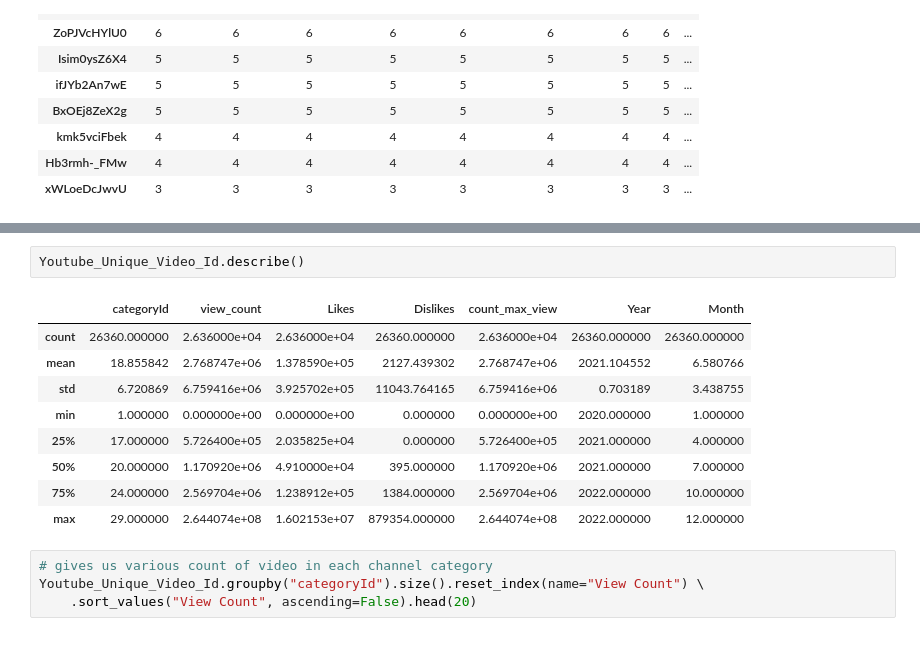
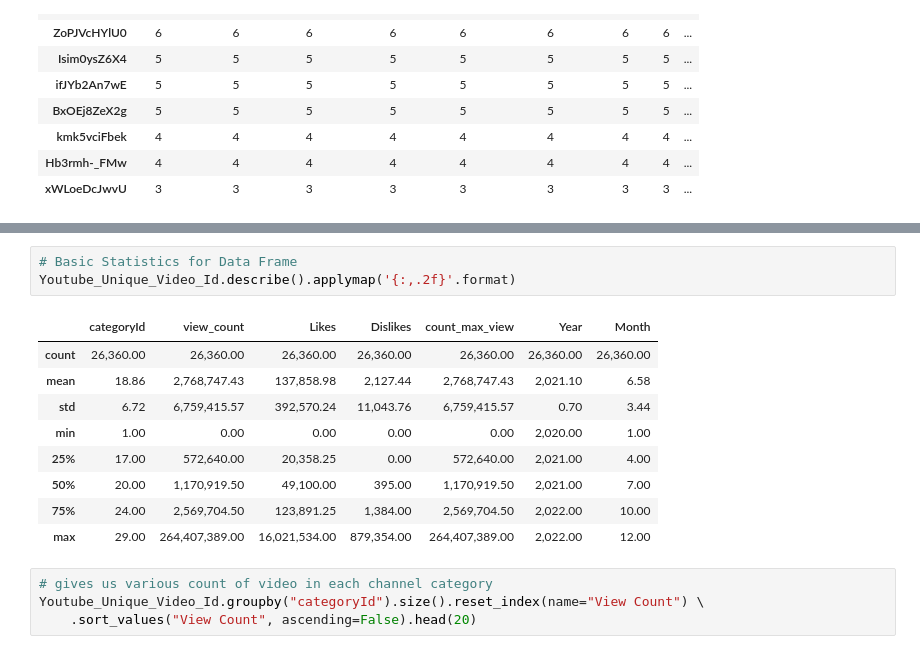
Before and after one commit to robertfben/Covid-Vs.-YouTube-Let-s-get-this-Bread, a Jupyter notebook: Bobby_Update.ipynb, the cells around one changed output, grey strips where cells are left out. Cells and saved outputs as stored; diff of their text form.

```diff
--- a/Bobby_Update.ipynb
+++ b/Bobby_Update.ipynb
@@ -217,17 +220,18 @@ Youtube_Unique_Video_Id.head()
 | 175 | dO6YihaqtaQ | Trump takes executive action to a... | 2020-08-09 01:35:42+00:00 | UCBi2mrWuNuyYy4gbM6fU18Q | ABC News | 25 | 2020-08-12 00:00:00+00:00 | 1090847 | ... |
 | 176 | sSjtGqRXQ9Y | JUDAS AND THE BLACK MESSIAH - Off... | 2020-08-06 23:01:42+00:00 | UCjmJDM5pRKbUlVIzDYYWb6g | Warner Bros. Pictures | 24 | 2020-08-12 00:00:00+00:00 | 971704 | ... |
 # %%
-Youtube_Unique_Video_Id.describe()
+# Basic Statistics for Data Frame
+Youtube_Unique_Video_Id.describe().applymap('{:,.2f}'.format)
 # %% [output]
 |  | categoryId | view_count | Likes | Dislikes | count_max_view | Year | Month |
-| count | 26360.000000 | 2.636000e+04 | 2.636000e+04 | 26360.000000 | 2.636000e+04 | 26360.000000 | 26360.000000 |
-| mean | 18.855842 | 2.768747e+06 | 1.378590e+05 | 2127.439302 | 2.768747e+06 | 2021.104552 | 6.580766 |
-| std | 6.720869 | 6.759416e+06 | 3.925702e+05 | 11043.764165 | 6.759416e+06 | 0.703189 | 3.438755 |
-| min | 1.000000 | 0.000000e+00 | 0.000000e+00 | 0.000000 | 0.000000e+00 | 2020.000000 | 1.000000 |
-| 25% | 17.000000 | 5.726400e+05 | 2.035825e+04 | 0.000000 | 5.726400e+05 | 2021.000000 | 4.000000 |
-| 50% | 20.000000 | 1.170920e+06 | 4.910000e+04 | 395.000000 | 1.170920e+06 | 2021.000000 | 7.000000 |
-| 75% | 24.000000 | 2.569704e+06 | 1.238912e+05 | 1384.000000 | 2.569704e+06 | 2022.000000 | 10.000000 |
-| max | 29.000000 | 2.644074e+08 | 1.602153e+07 | 879354.000000 | 2.644074e+08 | 2022.000000 | 12.000000 |
+| count | 26,360.00 | 26,360.00 | 26,360.00 | 26,360.00 | 26,360.00 | 26,360.00 | 26,360.00 |
+| mean | 18.86 | 2,768,747.43 | 137,858.98 | 2,127.44 | 2,768,747.43 | 2,021.10 | 6.58 |
+| std | 6.72 | 6,759,415.57 | 392,570.24 | 11,043.76 | 6,759,415.57 | 0.70 | 3.44 |
+| min | 1.00 | 0.00 | 0.00 | 0.00 | 0.00 | 2,020.00 | 1.00 |
+| 25% | 17.00 | 572,640.00 | 20,358.25 | 0.00 | 572,640.00 | 2,021.00 | 4.00 |
+| 50% | 20.00 | 1,170,919.50 | 49,100.00 | 395.00 | 1,170,919.50 | 2,021.00 | 7.00 |
+| 75% | 24.00 | 2,569,704.50 | 123,891.25 | 1,384.00 | 2,569,704.50 | 2,022.00 | 10.00 |
+| max | 29.00 | 264,407,389.00 | 16,021,534.00 | 879,354.00 | 264,407,389.00 | 2,022.00 | 12.00 |
 # %%
 # gives us various count of video in each channel category
 Youtube_Unique_Video_Id.groupby("categoryId").size().reset_index(name="View Count") \
```
Also changed, not shown: parts of 15 cells of this notebook.
